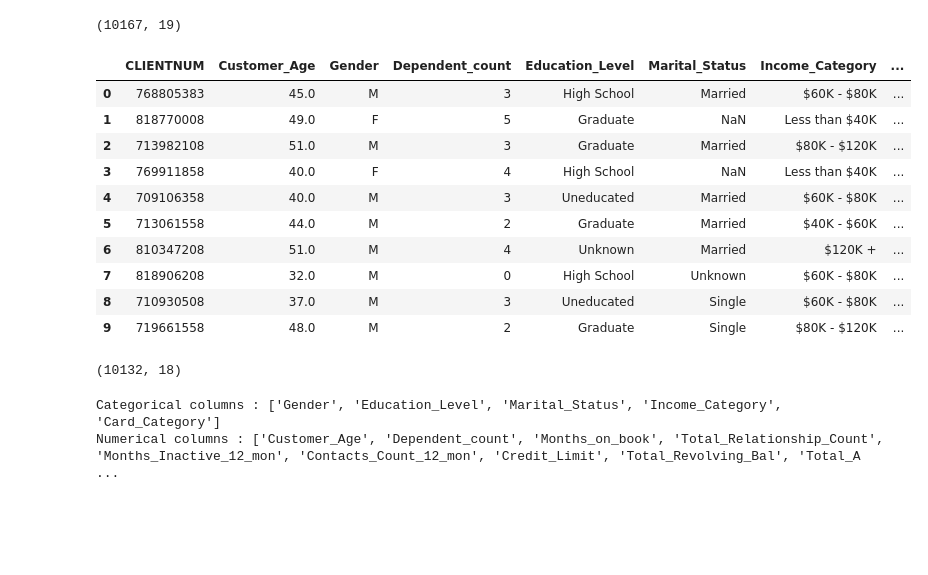
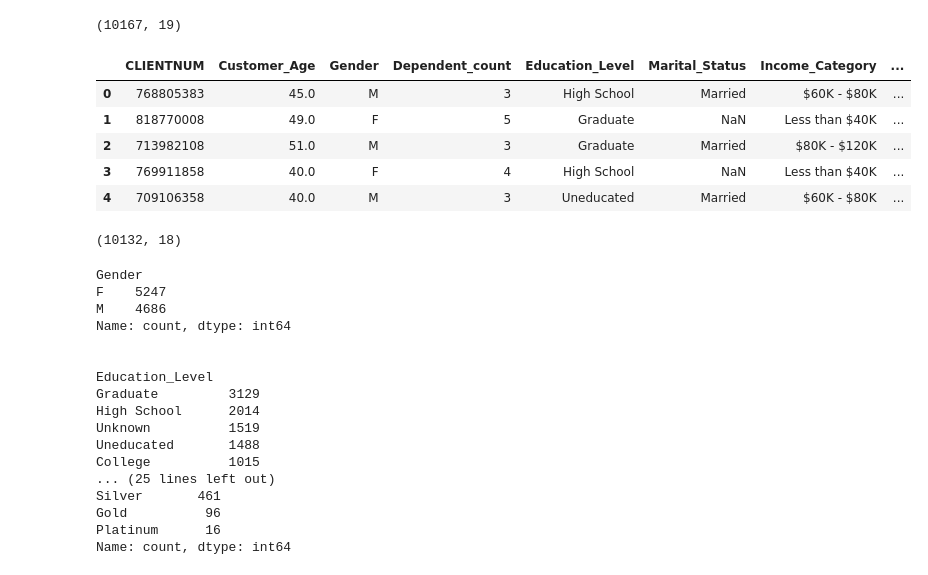
Before and after one commit to SheidaAbedpour/Regression-Credit-Limit-Prediction, a Jupyter notebook: main.ipynb, the cells around one changed output. Cells and saved outputs as stored; diff of their text form; code cells hidden in the pictures; blank space fills up the shorter version.

```diff
--- a/main.ipynb
+++ b/main.ipynb
@@ -21,36 +20,44 @@ import time
 # %%
 df = pd.read_csv('CreditPrediction.csv').drop('Unnamed: 19', axis='columns')
 print(df.shape)
-df.head(10)
+df.head()
 # %% [output]
 (10167, 19)
 |  | CLIENTNUM | Customer_Age | Gender | Dependent_count | Education_Level | Marital_Status | Income_Category | ... |
 | 0 | 768805383 | 45.0 | M | 3 | High School | Married | $60K - $80K | ... |
 | 1 | 818770008 | 49.0 | F | 5 | Graduate | NaN | Less than $40K | ... |
 | 2 | 713982108 | 51.0 | M | 3 | Graduate | Married | $80K - $120K | ... |
 | 3 | 769911858 | 40.0 | F | 4 | High School | NaN | Less than $40K | ... |
 | 4 | 709106358 | 40.0 | M | 3 | Uneducated | Married | $60K - $80K | ... |
-| 5 | 713061558 | 44.0 | M | 2 | Graduate | Married | $40K - $60K | ... |
-| 6 | 810347208 | 51.0 | M | 4 | Unknown | Married | $120K + | ... |
-| 7 | 818906208 | 32.0 | M | 0 | High School | Unknown | $60K - $80K | ... |
-| 8 | 710930508 | 37.0 | M | 3 | Uneducated | Single | $60K - $80K | ... |
-| 9 | 719661558 | 48.0 | M | 2 | Graduate | Single | $80K - $120K | ... |
 # %%
 # Drop Unwanted Columns
 df = df.drop('CLIENTNUM', axis='columns') # Identifier, not typically used as a feature for analysis
+
+# Remove Duplicated Rows
+df.drop_duplicates(keep='first', inplace=True, ignore_index=True)
+print(df.shape)
+# %% [output]
+(10132, 18)
-# %%
-# Remove Duplicated Rows
-df.drop_duplicates(keep='first', inplace=True, ignore_index=True)
-print(df.shape)
-# %% [output]
-(10132, 18)
-# %%
-# Categorical columns
-cat_col = [col for col in df.columns if df[col].dtype == 'object']
-print('Categorical columns :',cat_col)
-# Numerical columns
-num_col = [col for col in df.columns if df[col].dtype != 'object']
-print('Numerical columns :',num_col)
-# %% [output]
-Categorical columns : ['Gender', 'Education_Level', 'Marital_Status', 'Income_Category', 'Card_Category']
-Numerical columns : ['Customer_Age', 'Dependent_count', 'Months_on_book', 'Total_Relationship_Count', 'Months_Inactive_12_mon', 'Contacts_Count_12_mon', 'Credit_Limit', 'Total_Revolving_Bal', 'Total_A ...
+# %%
+# Check Garbage Values in Categorical Features
+for col in df.select_dtypes(include="object").columns:
+    print(df[col].value_counts())
+    print("\n")
+# %% [output]
+Gender
+F    5247
+M    4686
+Name: count, dtype: int64
+
+
+Education_Level
+Graduate         3129
+High School      2014
+Unknown          1519
+Uneducated       1488
+College          1015
+... (25 lines left out)
+Silver       461
+Gold          96
+Platinum      16
+Name: count, dtype: int64
```
Also changed, not shown: parts of 42 cells of this notebook.
